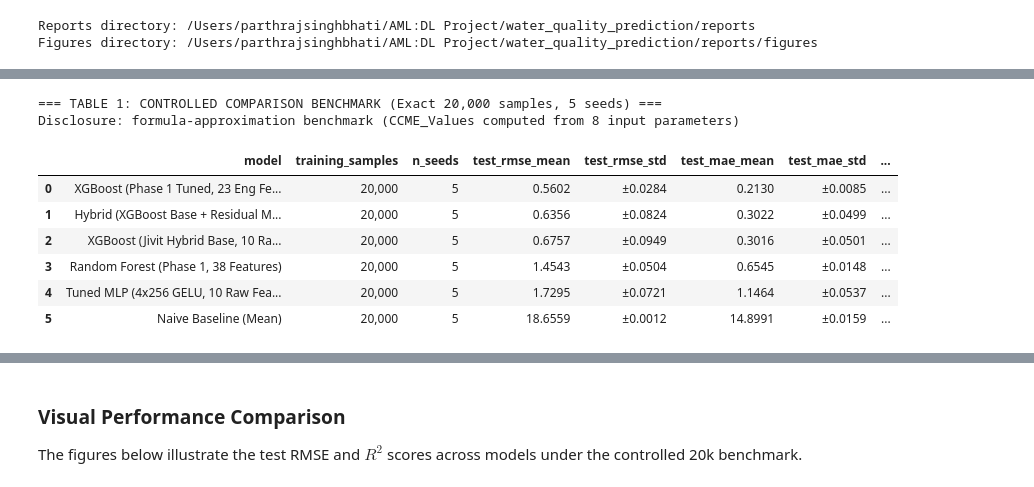
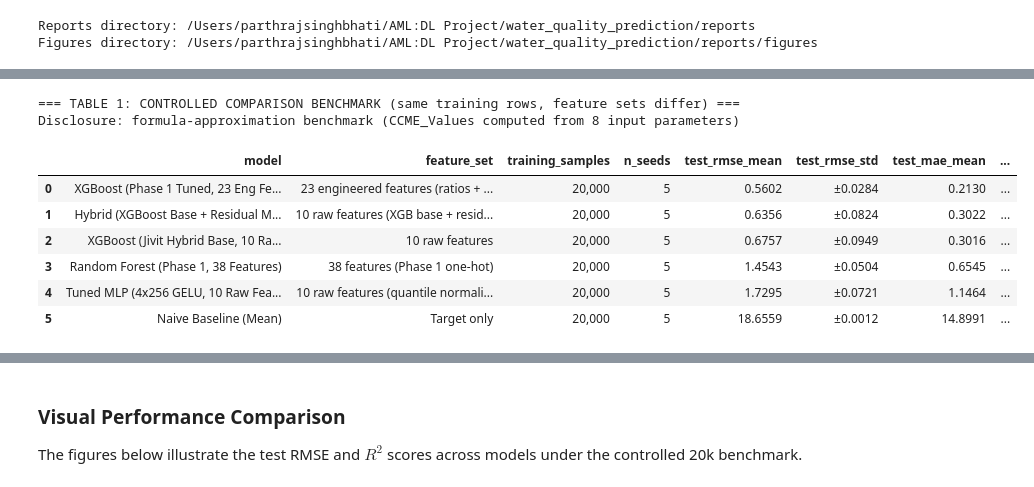
Before and after one commit to Taj-2005/water_quality_prediction, a Jupyter notebook: notebooks/10_final_comparison.ipynb, the cells around one changed output, grey strips where cells are left out. Saved outputs shown, nothing was run; the diff lists cells and outputs as text; code cells hidden in the pictures.

```diff
--- a/notebooks/10_final_comparison.ipynb
+++ b/notebooks/10_final_comparison.ipynb
@@ -40,41 +46,41 @@ To provide a fair and rigorous comparison between tree ensembles, standalone dee
 # %%
 # Table 1: Controlled 20,000-Row Benchmark across 5 Random Seeds
 df_summary = pd.read_csv(REPORTS / "final_comparison_summary.csv")
 
 ctrl_cols = [
-    "model", "training_samples", "n_seeds",
+    "model", "feature_set", "training_samples", "n_seeds",
     "test_rmse_mean", "test_rmse_std",
     "test_mae_mean", "test_mae_std",
     "test_p95_ae_mean", "test_p99_ae_mean", "test_max_ae_mean",
     "test_r2_mean", "test_r2_std",
     "fit_time_s_mean"
 ]
 ctrl_summary = df_summary[df_summary["benchmark"] == "controlled_20k"][ctrl_cols].sort_values("test_rmse_mean")
-print("=== TABLE 1: CONTROLLED COMPARISON BENCHMARK (Exact 20,000 samples, 5 seeds) ===")
+print("=== TABLE 1: CONTROLLED COMPARISON BENCHMARK (same training rows, feature sets differ) ===")
 print("Disclosure: formula-approximation benchmark (CCME_Values computed from 8 input parameters)")
 display(ctrl_summary.style.format({
     "test_rmse_mean": "{:.4f}",
     "test_rmse_std": "±{:.4f}",
     "test_mae_mean": "{:.4f}",
     "test_mae_std": "±{:.4f}",
     "test_p95_ae_mean": "{:.4f}",
     "test_p99_ae_mean": "{:.4f}",
     "test_max_ae_mean": "{:.4f}",
     "test_r2_mean": "{:.4f}",
     "test_r2_std": "±{:.4f}",
     "fit_time_s_mean": "{:.2f}s",
     "training_samples": "{:,}"
 }))
 # %% [output]
-=== TABLE 1: CONTROLLED COMPARISON BENCHMARK (Exact 20,000 samples, 5 seeds) ===
+=== TABLE 1: CONTROLLED COMPARISON BENCHMARK (same training rows, feature sets differ) ===
 Disclosure: formula-approximation benchmark (CCME_Values computed from 8 input parameters)
-|  | model | training_samples | n_seeds | test_rmse_mean | test_rmse_std | test_mae_mean | test_mae_std | ... |
-| 0 | XGBoost (Phase 1 Tuned, 23 Eng Fe... | 20,000 | 5 | 0.5602 | ±0.0284 | 0.2130 | ±0.0085 | ... |
-| 1 | Hybrid (XGBoost Base + Residual M... | 20,000 | 5 | 0.6356 | ±0.0824 | 0.3022 | ±0.0499 | ... |
-| 2 | XGBoost (Jivit Hybrid Base, 10 Ra... | 20,000 | 5 | 0.6757 | ±0.0949 | 0.3016 | ±0.0501 | ... |
-| 3 | Random Forest (Phase 1, 38 Features) | 20,000 | 5 | 1.4543 | ±0.0504 | 0.6545 | ±0.0148 | ... |
-| 4 | Tuned MLP (4x256 GELU, 10 Raw Fea... | 20,000 | 5 | 1.7295 | ±0.0721 | 1.1464 | ±0.0537 | ... |
-| 5 | Naive Baseline (Mean) | 20,000 | 5 | 18.6559 | ±0.0012 | 14.8991 | ±0.0159 | ... |
+|  | model | feature_set | training_samples | n_seeds | test_rmse_mean | test_rmse_std | test_mae_mean | ... |
+| 0 | XGBoost (Phase 1 Tuned, 23 Eng Fe... | 23 engineered features (ratios + ... | 20,000 | 5 | 0.5602 | ±0.0284 | 0.2130 | ... |
+| 1 | Hybrid (XGBoost Base + Residual M... | 10 raw features (XGB base + resid... | 20,000 | 5 | 0.6356 | ±0.0824 | 0.3022 | ... |
+| 2 | XGBoost (Jivit Hybrid Base, 10 Ra... | 10 raw features | 20,000 | 5 | 0.6757 | ±0.0949 | 0.3016 | ... |
+| 3 | Random Forest (Phase 1, 38 Features) | 38 features (Phase 1 one-hot) | 20,000 | 5 | 1.4543 | ±0.0504 | 0.6545 | ... |
+| 4 | Tuned MLP (4x256 GELU, 10 Raw Fea... | 10 raw features (quantile normali... | 20,000 | 5 | 1.7295 | ±0.0721 | 1.1464 | ... |
+| 5 | Naive Baseline (Mean) | Target only | 20,000 | 5 | 18.6559 | ±0.0012 | 14.8991 | ... |
 # %%
 # Table 2: Reported Operating Points from Earlier Single-Seed Runs (Different Training Sizes, Not Comparable)
 size_col = "size (parameters or tree nodes)_mean" if "size (parameters or tree nodes)_mean" in df_summary.columns else "n_params_mean"
```
Also changed, not shown: parts of 10 cells of this notebook, 9 other files.
